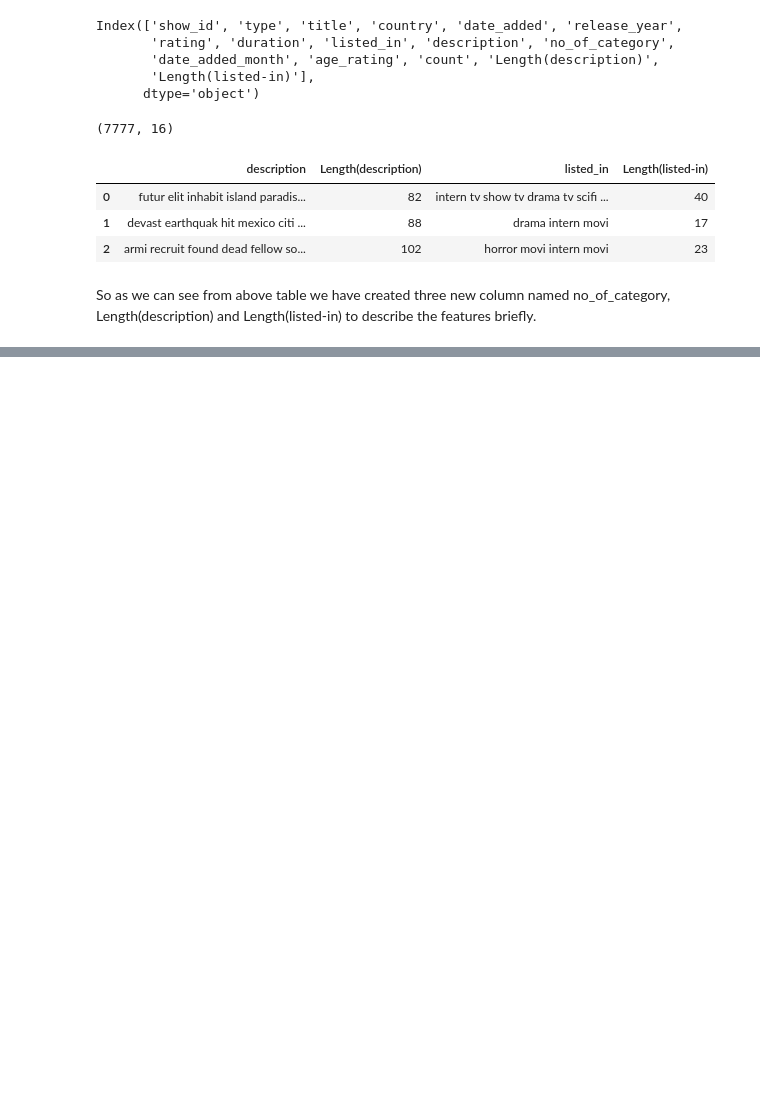
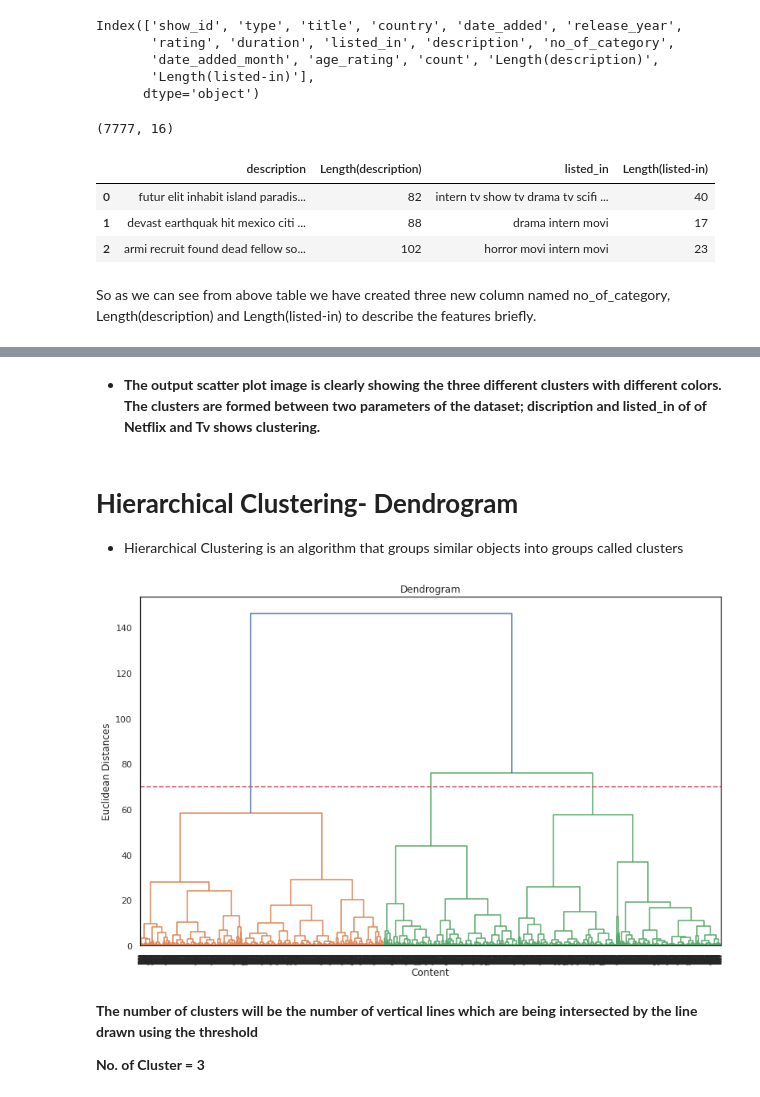
Before and after one commit to VrushankAmare/Netflix-Movies-and-TV-Shows-Clustering, a Jupyter notebook: NETFLIX_MOVIES_AND_TV_SHOWS_CLUSTERING.ipynb, the cells around one changed output, grey strips where cells are left out. Saved outputs shown, nothing was run; the diff lists cells and outputs as text; code cells hidden in the pictures; blank space fills up the shorter version.

```diff
--- a/NETFLIX_MOVIES_AND_TV_SHOWS_CLUSTERING.ipynb
+++ b/NETFLIX_MOVIES_AND_TV_SHOWS_CLUSTERING.ipynb
@@ -1865,0 +2146,21 @@ So as we can see from above table we have created three new column named no_of_c
+# %% [markdown]
+* **The output scatter plot image is clearly showing the three different clusters with different colors. The clusters are formed between two parameters of the dataset; discription and listed_in of of Netflix and Tv shows clustering.**
+# %% [markdown]
+# **Hierarchical Clustering- Dendrogram**
+* Hierarchical Clustering is an algorithm that groups similar objects into groups called clusters
+# %%
+# Let's import Hierarchical Clustering
+import scipy.cluster.hierarchy as sch
+plt.figure(figsize=(13,8))
+dendrogram = sch.dendrogram(sch.linkage(X, method = 'ward'))
+plt.title('Dendrogram')
+plt.xlabel('Content')
+plt.ylabel('Euclidean Distances')
+plt.axhline(y=70,color='r', linestyle='--')
+plt.show()
+# %% [output]
+[figure, added]
+# %% [markdown]
+**The number of clusters will be the number of vertical lines which are being intersected by the line drawn using the threshold**
+
+**No. of Cluster = 3**
```
Also changed, not shown: parts of 35 cells of this notebook.
